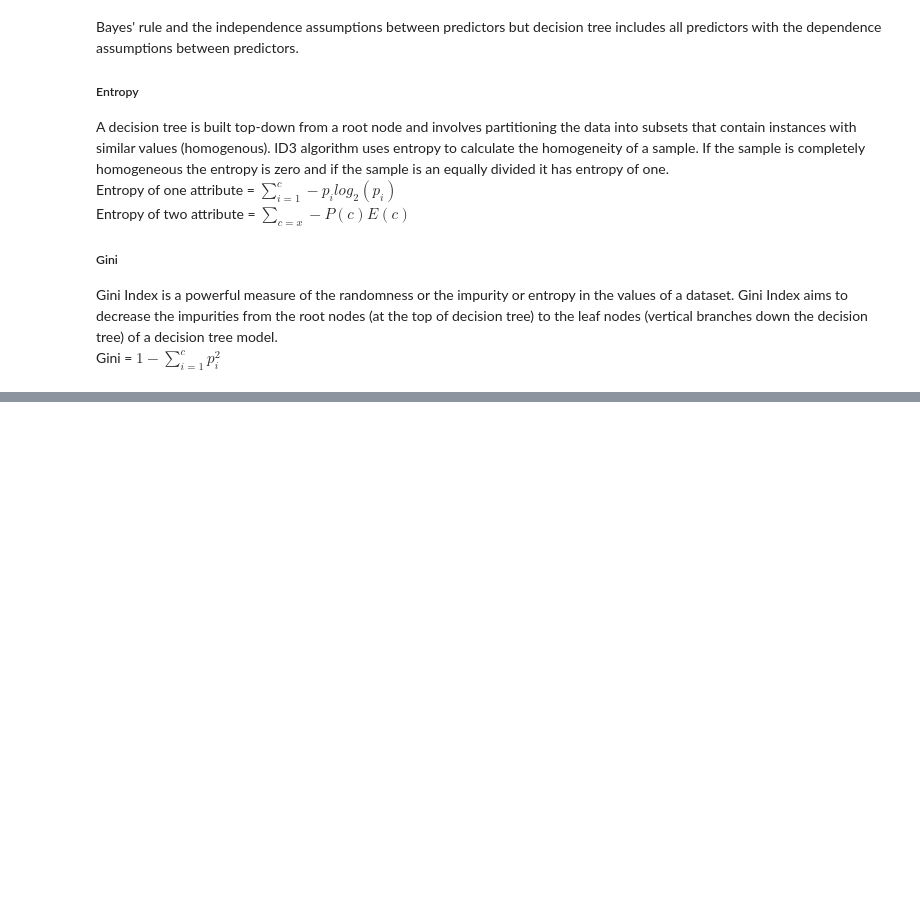
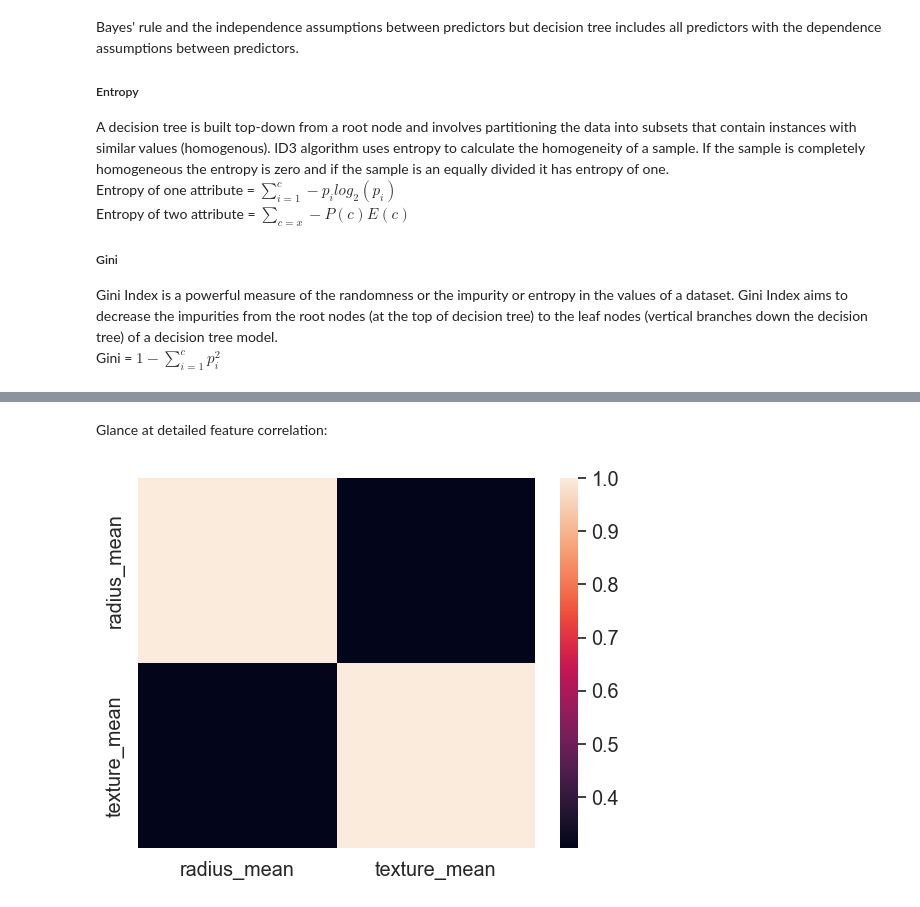
Before and after one commit to iris-Ranwt/INDE577, a Jupyter notebook: supervised-learning/Decision-Tress/DecisionTree.ipynb, the cells around one changed output, grey strips where cells are left out. Saved outputs shown, nothing was run; the diff lists cells and outputs as text; code cells hidden in the pictures; blank space fills up the shorter version.

```diff
--- a/supervised-learning/Decision-Tress/DecisionTree.ipynb
+++ b/supervised-learning/Decision-Tress/DecisionTree.ipynb
@@ -36,0 +115,7 @@ Gini = $1-\sum_{i =1}^c p_i^2$
+# %% [markdown]
+Glance at detailed feature correlation:
+# %%
+
+g = sns.heatmap(X_train.corr(),annot=False)
+# %% [output]
+[figure, added]
```
Also changed, not shown: parts of 15 cells of this notebook, 6 other files.
